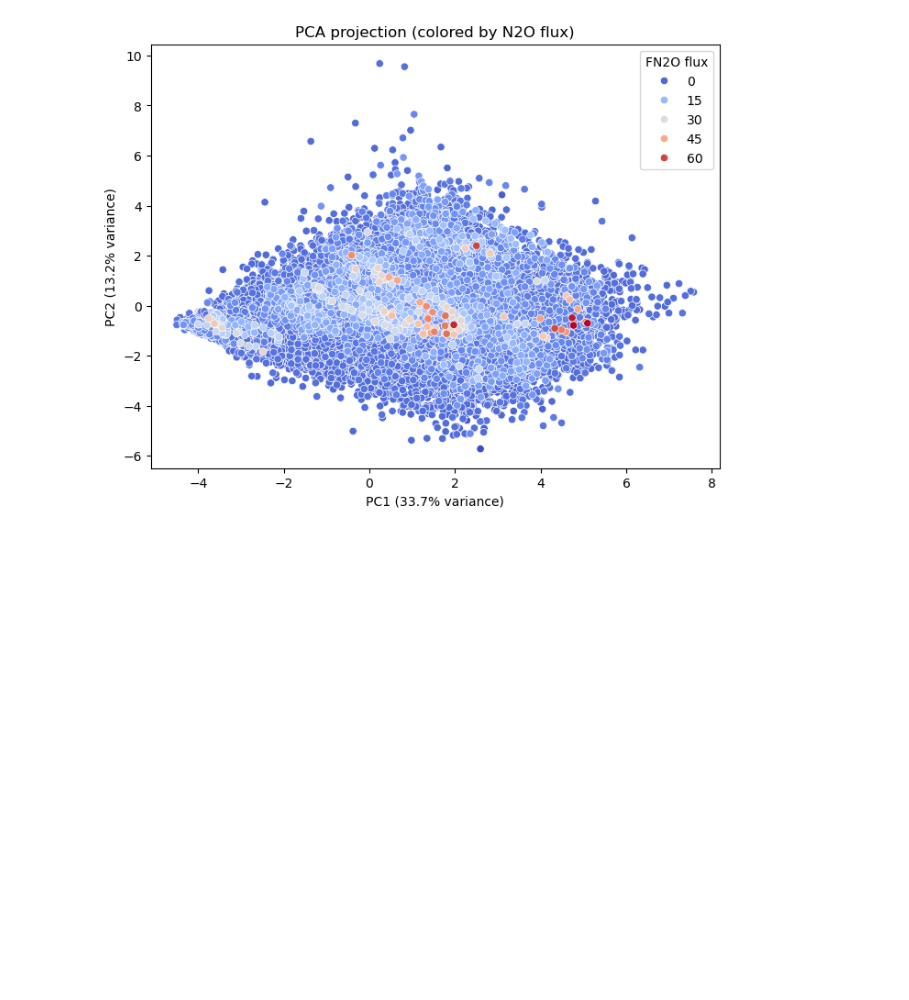
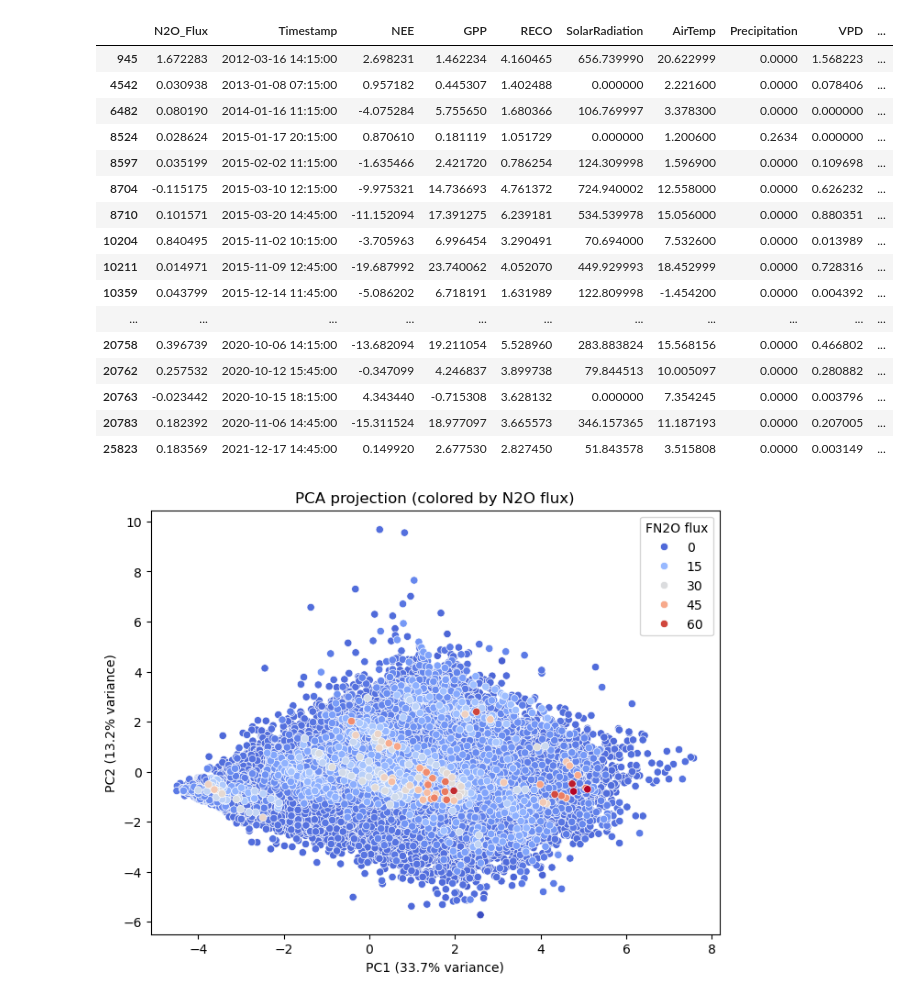
Before and after one commit to AndreasHiropedi/N2O_Emissions_Prediction, a Jupyter notebook: data_explore.ipynb, the cells around one changed output. Cells and saved outputs as stored; diff of their text form; code cells hidden in the pictures; blank space fills up the shorter version.

```diff
--- a/data_explore.ipynb
+++ b/data_explore.ipynb
@@ -1,13 +1,21 @@
 # %%
 import pandas as pd
+pd.set_option('display.max_columns', None)
+
 import numpy as np
+import matplotlib.pyplot as plt
 # %%
-df = pd.read_csv("data/CH-CHA_FP2025.3_2005-2024_81.1_FLUXES_M15_MGMT_L4.2_NEE_GPP_RECO_LE_H_FN2O_FCH4_20250516.csv")
+df = pd.read_csv("datasets/Chamau_2001-2024.csv")
 
+# filter out rows without a response variable
+df = df[df["FN2O_L3.1_L3.3_CUT_50_QCF0"].notna()]
 
 cols = [
     # Target
     "FN2O_L3.1_L3.3_CUT_50_QCF0",
+
+    # Timestamp
+    "TIMESTAMP_MIDDLE",
 
     # Predictors
     "NEE_L3.1_L3.3_CUT_50_QCF_gfRF",
@@ -29,3 +37,27 @@ cols = [
 ]
 
 chamau = df[cols]
+
+rename_map = {
+    "FN2O_L3.1_L3.3_CUT_50_QCF0": "N2O_Flux",
+    "TIMESTAMP_MIDDLE": "Timestamp",
+    "NEE_L3.1_L3.3_CUT_50_QCF_gfRF": "NEE", # Net CO₂ exchange between field and atmosphere (positive = CO₂ released, negative = CO₂ uptake)
+    "GPP_NT_CUT_50_gfRF": "GPP",            # Total CO₂ fixed by photosynthesis (proxy for plant growth)
+    "RECO_NT_CUT_50_gfRF": "RECO",          # CO₂ emitted via respiration of plants and soil organisms
+    "SW_IN_T1_2_1": "SolarRadiation",
+    "TA_T1_2_1": "AirTemp",
+    "PREC_RAIN_TOT_GF1_0.5_1": "Precipitation",
+    "VPD_T1_2_1": "VPD",                    # Vapor pressure deficit
+    "SWC_GF1_0.05_1": "SoilWater_5cm",
+    "SWC_GF1_0.15_1": "SoilWater_15cm",
+    "TS_GF1_0.04_1": "SoilTemp_4cm",
+    "TS_GF1_0.15_1": "SoilTemp_15cm",
+    "MGMT_MOWING": "Mowing",
+    "MGMT_FERT_ORG": "FertilizerOrganic",
+    "MGMT_FERT_MIN": "FertilizerMineral",
+    "MGMT_GRAZING": "Grazing",
+    "MGMT_SOILCULTIVATION": "SoilCultivation",
+}
+
+chamau = chamau.rename(columns=rename_map)
+chamau["Timestamp"] = pd.to_datetime(chamau["Timestamp"])
@@ -31,0 +154,11 @@ chamau = df[cols]
+# %%
+# Ensure timestamp is datetime and sorted
+chamau = chamau.sort_values("Timestamp")
+
+# Compute time difference between consecutive timestamps
+chamau["time_diff"] = chamau["Timestamp"].diff()
+
+# Look at large gaps
+print(chamau["time_diff"].describe())
+chamau[chamau["time_diff"] > "3 days"].head(50)
+# %% [output]
@@ -32,3 +174,20 @@ chamau = df[cols]
+|  | N2O_Flux | Timestamp | NEE | GPP | RECO | SolarRadiation | AirTemp | Precipitation | VPD | ... |
+| 945 | 1.672283 | 2012-03-16 14:15:00 | 2.698231 | 1.462234 | 4.160465 | 656.739990 | 20.622999 | 0.0000 | 1.568223 | ... |
+| 4542 | 0.030938 | 2013-01-08 07:15:00 | 0.957182 | 0.445307 | 1.402488 | 0.000000 | 2.221600 | 0.0000 | 0.078406 | ... |
+| 6482 | 0.080190 | 2014-01-16 11:15:00 | -4.075284 | 5.755650 | 1.680366 | 106.769997 | 3.378300 | 0.0000 | 0.000000 | ... |
+| 8524 | 0.028624 | 2015-01-17 20:15:00 | 0.870610 | 0.181119 | 1.051729 | 0.000000 | 1.200600 | 0.2634 | 0.000000 | ... |
+| 8597 | 0.035199 | 2015-02-02 11:15:00 | -1.635466 | 2.421720 | 0.786254 | 124.309998 | 1.596900 | 0.0000 | 0.109698 | ... |
+| 8704 | -0.115175 | 2015-03-10 12:15:00 | -9.975321 | 14.736693 | 4.761372 | 724.940002 | 12.558000 | 0.0000 | 0.626232 | ... |
+| 8710 | 0.101571 | 2015-03-20 14:45:00 | -11.152094 | 17.391275 | 6.239181 | 534.539978 | 15.056000 | 0.0000 | 0.880351 | ... |
+| 10204 | 0.840495 | 2015-11-02 10:15:00 | -3.705963 | 6.996454 | 3.290491 | 70.694000 | 7.532600 | 0.0000 | 0.013989 | ... |
+| 10211 | 0.014971 | 2015-11-09 12:45:00 | -19.687992 | 23.740062 | 4.052070 | 449.929993 | 18.452999 | 0.0000 | 0.728316 | ... |
+| 10359 | 0.043799 | 2015-12-14 11:45:00 | -5.086202 | 6.718191 | 1.631989 | 122.809998 | -1.454200 | 0.0000 | 0.004392 | ... |
+| ... | ... | ... | ... | ... | ... | ... | ... | ... | ... | ... |
+| 20758 | 0.396739 | 2020-10-06 14:15:00 | -13.682094 | 19.211054 | 5.528960 | 283.883824 | 15.568156 | 0.0000 | 0.466802 | ... |
+| 20762 | 0.257532 | 2020-10-12 15:45:00 | -0.347099 | 4.246837 | 3.899738 | 79.844513 | 10.005097 | 0.0000 | 0.280882 | ... |
+| 20763 | -0.023442 | 2020-10-15 18:15:00 | 4.343440 | -0.715308 | 3.628132 | 0.000000 | 7.354245 | 0.0000 | 0.003796 | ... |
+| 20783 | 0.182392 | 2020-11-06 14:45:00 | -15.311524 | 18.977097 | 3.665573 | 346.157365 | 11.187193 | 0.0000 | 0.207005 | ... |
+| 25823 | 0.183569 | 2021-12-17 14:45:00 | 0.149920 | 2.677530 | 2.827450 | 51.843578 | 3.515808 | 0.0000 | 0.003149 | ... |
 # %%
 chamau_clean = chamau.dropna()
 chamau_clean = chamau_clean.sort_values(
```
Also changed, not shown: parts of 8 cells of this notebook, 1 other file.
